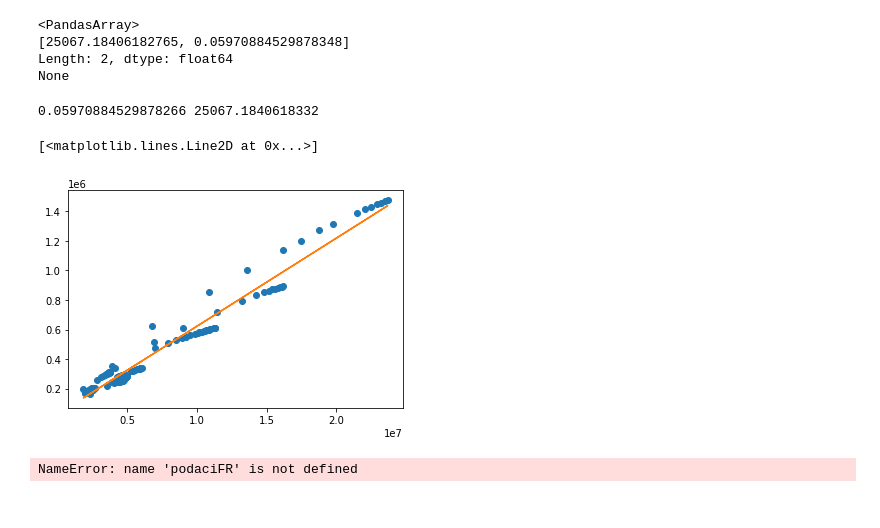
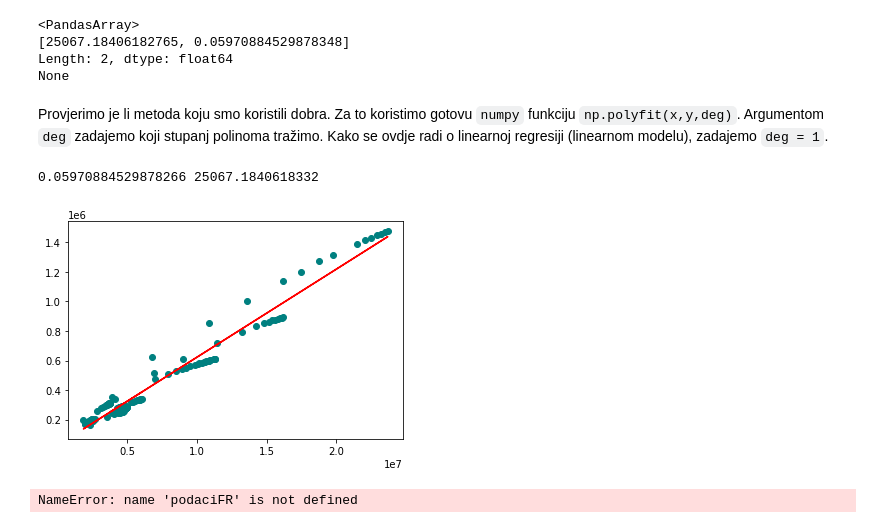
Before and after one commit to evabelc/Esej-1---MS, a Jupyter notebook: Prvi Esej.ipynb, the cells around one changed output. Cells and saved outputs as stored; diff of their text form; code cells hidden in the pictures.

```diff
--- a/Prvi Esej.ipynb
+++ b/Prvi Esej.ipynb
@@ -275,15 +338,17 @@ print(linearna_regresija(xGB,yGB))
 [25067.18406182765, 0.05970884529878348]
 Length: 2, dtype: float64
 None
+# %% [markdown]
+Provjerimo je li metoda koju smo koristili dobra. Za to koristimo gotovu `numpy` funkciju `np.polyfit(x,y,deg)`. Argumentom `deg` zadajemo koji stupanj polinoma tražimo. Kako se ovdje radi o linearnoj regresiji (linearnom modelu), zadajemo `deg = 1`.
 # %%
-plt.plot(xGB, yGB, 'o')
+plt.plot(xGB, yGB, 'o',color = 'teal')
 kGB, lGB= np.polyfit(xGB, yGB, 1)
 print(kGB,lGB)
-plt.plot(xGB, kGB*xGB + lGB)
+plt.plot(xGB, kGB*xGB + lGB,color = 'red')
+plt.show()
 # %% [output]
 0.05970884529878266 25067.1840618332
-[<matplotlib.lines.Line2D at 0x...>]
-[figure, old version]
+[figure, new version]
 # %%
 podaciFR.loc[podaciFR['channel_title'] == 'PewDiePie','views']
 xFR = podaciFR.loc[podaciFR['channel_title'] == 'PewDiePie','views']
```
Also changed, not shown: parts of 34 cells of this notebook.
